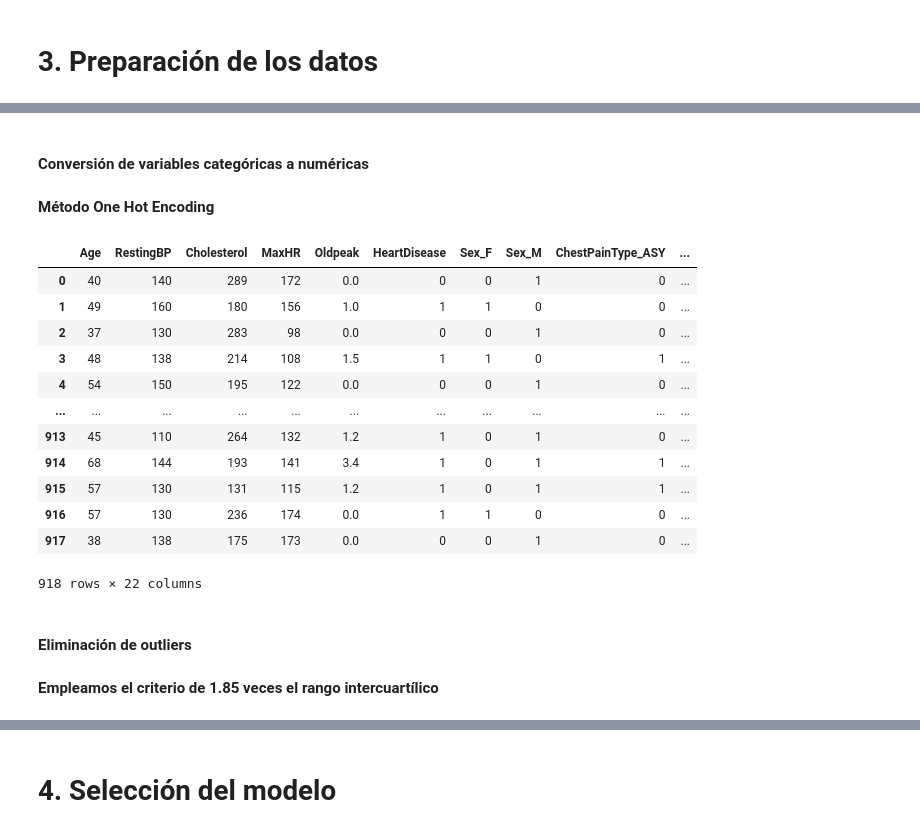
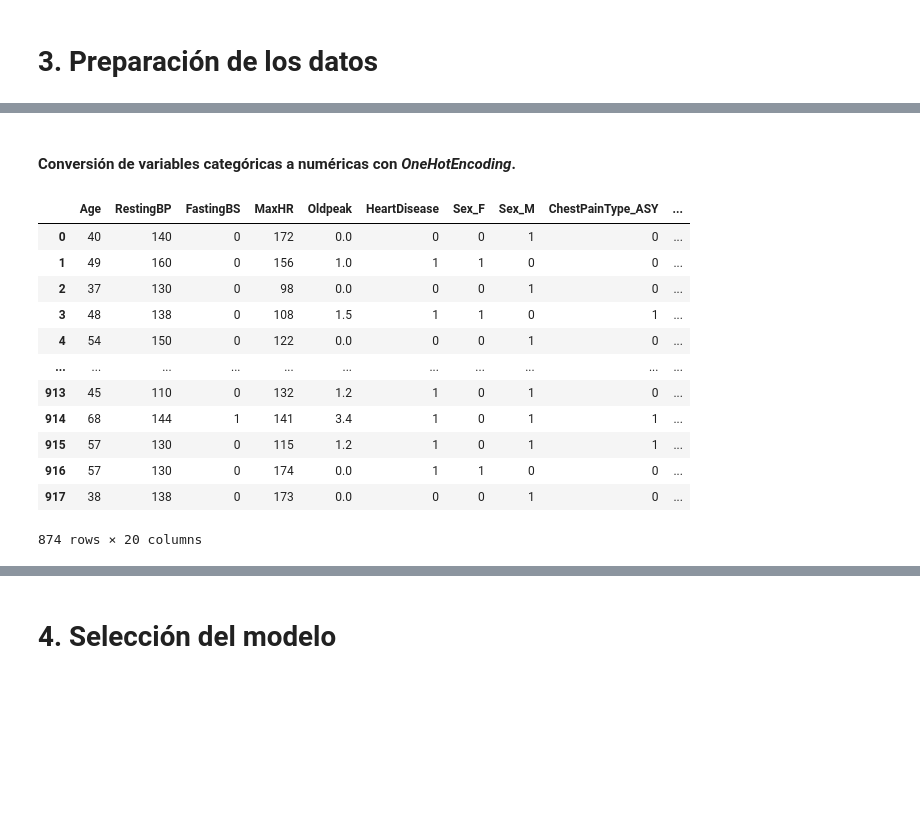
Before and after one commit to josemal98/Proyecto_ML_BEDU, a Jupyter notebook: Notebooks/josecarlos.ipynb, the cells around one changed output, grey strips where cells are left out. Saved outputs shown, nothing was run; the diff lists cells and outputs as text; code cells hidden in the pictures; blank space fills up the shorter version.

```diff
--- a/Notebooks/josecarlos.ipynb
+++ b/Notebooks/josecarlos.ipynb
@@ -128,7 +158,7 @@ plt.show()
 #### Analizamos nuestras variables categóricas con respecto a la variable objetivo.
 # %%
 # Configura el estilo de Seaborn en "darkgrid"
-sns.set_style("dark")
+sns.set_style("white")
 
 # Definir las columnas categóricas
 categorical_columns = ['Sex', 'ChestPainType', 'RestingECG', 'ExerciseAngina', 'ST_Slope', 'FastingBS']
@@ -157,6 +187,9 @@ for i, column in enumerate(categorical_columns):
     # Desactivar la rotación de los x-labels
     ax.set_xticklabels(ax.get_xticklabels(), rotation=0)
 
+    # Personalizar la leyenda
+    ax.legend(title='HeartDisease', labels=['No', 'Sí'])
+
 # Eliminar los subplots vacíos si hay menos de 6 variables categóricas
 if len(categorical_columns) < num_rows * num_cols:
     for i in range(len(categorical_columns), num_rows * num_cols):
@@ -230,6 +263,8 @@ plt.show()
 # %% [output]
 [figure]
 # %%
+# Configura el estilo de Seaborn en "darkgrid"
+sns.set_style("white")
 
 # Configurar la figura y los subplots
 num_rows = 2
@@ -247,6 +282,9 @@ for i, column in enumerate(numerical_columns):
     axes[i].set_xlabel('')
     axes[i].set_ylabel('Densidad')
 
+    # Personalizar la leyenda
+    axes[i].legend(title='HeartDisease', labels=['Sí', 'No'])
+
 # Eliminar la subgráfica vacía correspondiente a la variable FastingBS
 fig.delaxes(axes[-1])
 
@@ -312,0 +334,3 @@ plt.show()
+# %%
+# Eliminamos la columna Cholesterol
+df_drop = df.drop('Cholesterol', axis=1)
@@ -312,0 +339,21 @@ plt.show()
+# %%
+# Creamos una copia de df_transformed
+df_clean = df_drop.copy()
+
+# Lista de columnas numéricas sin Cholesterol
+numerical_columns = ['Age', 'RestingBP', 'MaxHR', 'Oldpeak']
+
+# Itera sobre las columnas numéricas y elimina los outliers
+for column in numerical_columns:
+    Q1 = df_drop[column].quantile(0.25)
+    Q3 = df_drop[column].quantile(0.75)
+    IQR = Q3 - Q1
+    lower_bound = Q1 - 1.5 * IQR
+    upper_bound = Q3 + 1.5 * IQR
+
+    # Filtra los valores que no son outliers
+    df_clean = df_clean[(df_clean[column] >= lower_bound) & (df_clean[column] <= upper_bound)]
+
+
+# Calculamos la cantidad de outliers eliminados
+print(f"Cantidad de outliers detectados: {len(df_drop) - len(df_clean)}")
@@ -313,28 +388,25 @@ plt.show()
 # %% [markdown]
-#### Conversión de variables categóricas a numéricas
+#### Conversión de variables categóricas a numéricas con *OneHotEncoding*.
-# %% [markdown]
-**Método One Hot Encoding**
 # %%
+# Definir las columnas categóricas sin incluir FastingBS
+categorical_columns = ['Sex', 'ChestPainType', 'RestingECG', 'ExerciseAngina', 'ST_Slope']
+
 # Utiliza get_dummies para convertir las columnas categóricas en variables numéricas
-df_transformed = pd.get_dummies(df, columns=categorical_columns)
+df_trans = pd.get_dummies(df_clean, columns=categorical_columns)
 
 # Inspeccionamos el nuevo dataframe
-df_transformed
+df_trans
 # %% [output]
-|  | Age | RestingBP | Cholesterol | MaxHR | Oldpeak | HeartDisease | Sex_F | Sex_M | ChestPainType_ASY | ... |
-| 0 | 40 | 140 | 289 | 172 | 0.0 | 0 | 0 | 1 | 0 | ... |
-| 1 | 49 | 160 | 180 | 156 | 1.0 | 1 | 1 | 0 | 0 | ... |
-| 2 | 37 | 130 | 283 | 98 | 0.0 | 0 | 0 | 1 | 0 | ... |
-| 3 | 48 | 138 | 214 | 108 | 1.5 | 1 | 1 | 0 | 1 | ... |
-| 4 | 54 | 150 | 195 | 122 | 0.0 | 0 | 0 | 1 | 0 | ... |
+|  | Age | RestingBP | FastingBS | MaxHR | Oldpeak | HeartDisease | Sex_F | Sex_M | ChestPainType_ASY | ... |
+| 0 | 40 | 140 | 0 | 172 | 0.0 | 0 | 0 | 1 | 0 | ... |
+| 1 | 49 | 160 | 0 | 156 | 1.0 | 1 | 1 | 0 | 0 | ... |
+| 2 | 37 | 130 | 0 | 98 | 0.0 | 0 | 0 | 1 | 0 | ... |
+| 3 | 48 | 138 | 0 | 108 | 1.5 | 1 | 1 | 0 | 1 | ... |
+| 4 | 54 | 150 | 0 | 122 | 0.0 | 0 | 0 | 1 | 0 | ... |
 | ... | ... | ... | ... | ... | ... | ... | ... | ... | ... | ... |
-| 913 | 45 | 110 | 264 | 132 | 1.2 | 1 | 0 | 1 | 0 | ... |
-| 914 | 68 | 144 | 193 | 141 | 3.4 | 1 | 0 | 1 | 1 | ... |
-| 915 | 57 | 130 | 131 | 115 | 1.2 | 1 | 0 | 1 | 1 | ... |
-| 916 | 57 | 130 | 236 | 174 | 0.0 | 1 | 1 | 0 | 0 | ... |
-| 917 | 38 | 138 | 175 | 173 | 0.0 | 0 | 0 | 1 | 0 | ... |
+| 913 | 45 | 110 | 0 | 132 | 1.2 | 1 | 0 | 1 | 0 | ... |
+| 914 | 68 | 144 | 1 | 141 | 3.4 | 1 | 0 | 1 | 1 | ... |
+| 915 | 57 | 130 | 0 | 115 | 1.2 | 1 | 0 | 1 | 1 | ... |
+| 916 | 57 | 130 | 0 | 174 | 0.0 | 1 | 1 | 0 | 0 | ... |
+| 917 | 38 | 138 | 0 | 173 | 0.0 | 0 | 0 | 1 | 0 | ... |
-918 rows × 22 columns
+874 rows × 20 columns
-# %% [markdown]
-#### Eliminación de outliers
-# %% [markdown]
-**Empleamos el criterio de 1.85 veces el rango intercuartílico**
```
Also changed, not shown: parts of 17 cells of this notebook.
